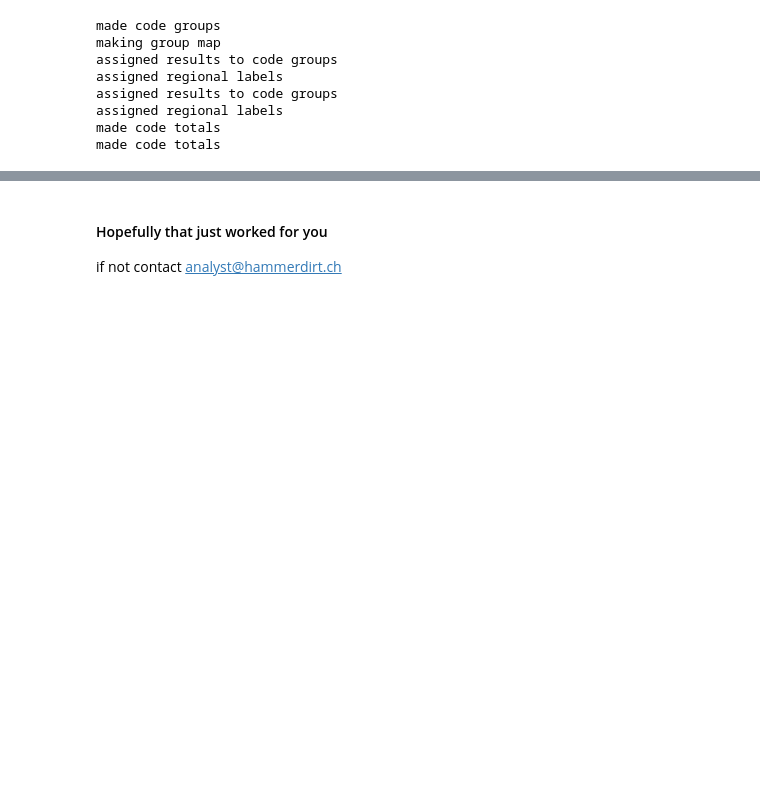
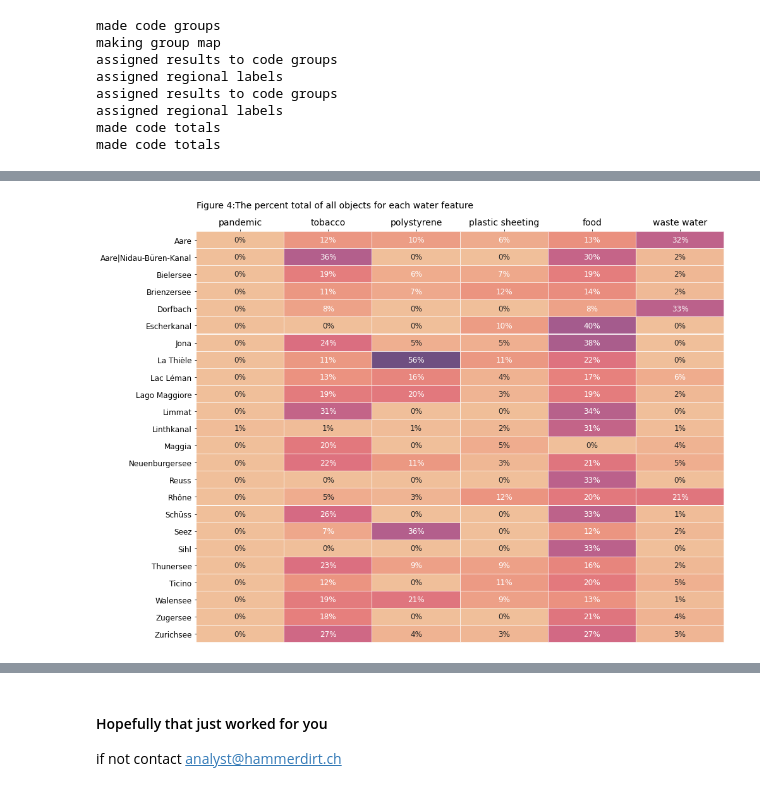
Before and after one commit to hammerdirt-analyst/iqals, a Jupyter notebook: reply.ipynb, the cells around one changed output, grey strips where cells are left out. Cells and saved outputs as stored; diff of their text form; code cells hidden in the pictures; blank space fills up the shorter version.

```diff
--- a/reply.ipynb
+++ b/reply.ipynb
@@ -914,0 +492,37 @@ these_params[2]['data'].sum()
+# %%
+q_total_feature = pd.DataFrame(index=num_loc_feature.index, columns=[num_loc_feature.columns[1:]])
+feature_totals_all = som_data.groupby('water_name').quantity.sum()
+# %%
+for feature in feature_total.index:
+    for col in num_loc_feature.columns[1:]:
+        q_total_feature.loc[feature][col] = feature_total.loc[feature][col]/feature_totals_all.loc[feature]
+
+q_total_feature.columns = q_total_feature.columns.get_level_values(0)
+# %%
+table_data = q_total_feature
+table_data = table_data.fillna(0)
+figure_num += 1
+
+fig, ax = plt.subplots(figsize=(14,10))
+title = F"Figure {figure_num}:The percent total of all objects for each water feature"
+
+sns.heatmap(data=table_data, cmap='flare', linewidth=0.1, linecolor='white', fmt=".0%", annot=True, ax=ax, annot_kws={"fontsize":12},alpha=0.8, cbar=False)
+ax.set_ylabel("")
+ax.set_xlabel("")
+ax.xaxis.set_ticks_position('top')
+ax.tick_params(axis='x', which='both',labelsize=14)
+yticklabs = ax.get_yticklabels()
+ax.set_yticklabels(yticklabs, fontsize=12, rotation=0)
+ax.set_title(title, **title_k14)
+
+plt.tight_layout()
+
+o_kwargs = dict(file = F"{project_directory}/figure{figure_num}", a_type="figure", tag=F"% of total objects found", figure_num=figure_num)
+
+add_output(**o_kwargs)
+
+plt.show()
+
+plt.close()
+# %% [output]
+[figure, added]
```
Also changed, not shown: parts of 87 cells of this notebook, 17 other files.
